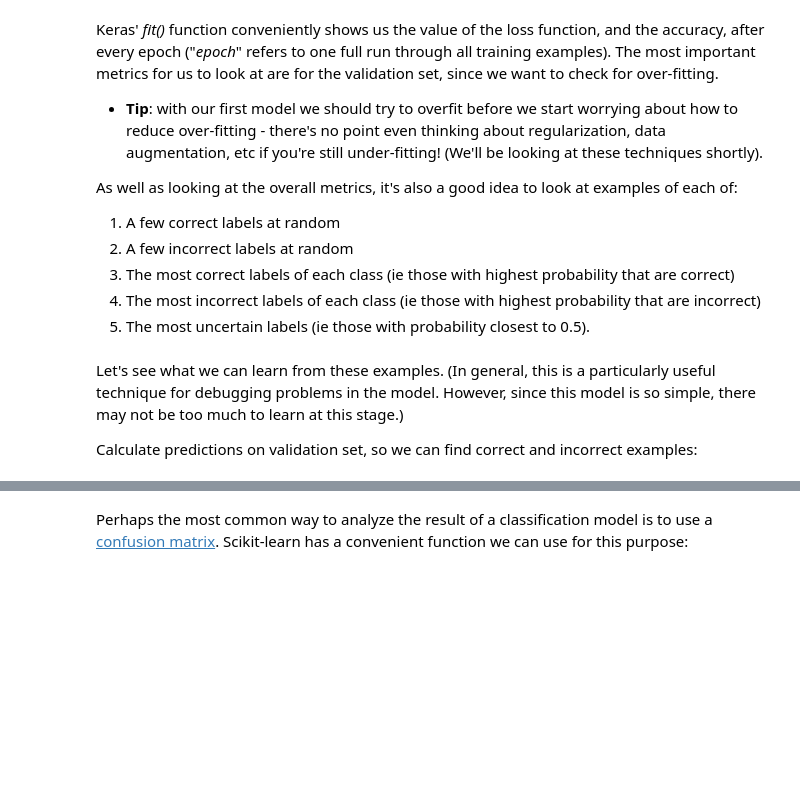
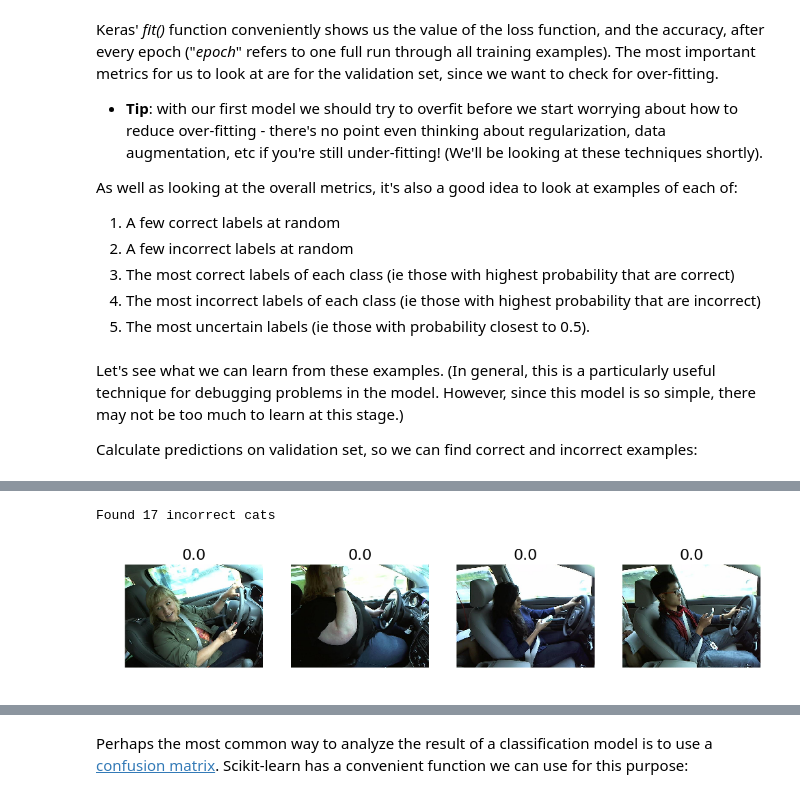
Before and after one commit to michael135/courses, a Jupyter notebook: deeplearning1/nbs/michael_dogs_cats_redux_statefarm.ipynb, the cells around one changed output, grey strips where cells are left out. Saved outputs shown, nothing was run; the diff lists cells and outputs as text; code cells hidden in the pictures; blank space fills up the shorter version.

```diff
--- a/deeplearning1/nbs/michael_dogs_cats_redux_statefarm.ipynb
+++ b/deeplearning1/nbs/michael_dogs_cats_redux_statefarm.ipynb
@@ -270,9 +324,12 @@ plots_idx(correct_dogs[most_correct_dogs], our_predictions[correct_dogs][most_co
 # %%
 #4a. The images we were most confident were cats, but are actually dogs
-incorrect_cats = np.where((our_labels==0) & (our_labels!=expected_labels))[0]
+incorrect_cats = np.where((our_labels==2) & (our_labels!=expected_labels))[0]
 print "Found %d incorrect cats" % len(incorrect_cats)
 if len(incorrect_cats):
     most_incorrect_cats = np.argsort(our_predictions[incorrect_cats])[::-1][:n_view]
     plots_idx(incorrect_cats[most_incorrect_cats], our_predictions[incorrect_cats][most_incorrect_cats])
+# %% [output]
+Found 17 incorrect cats
+[figure, added]
 # %%
 #4b. The images we were most confident were dogs, but are actually cats
```
Also changed, not shown: parts of 35 cells of this notebook, 1 other file.
